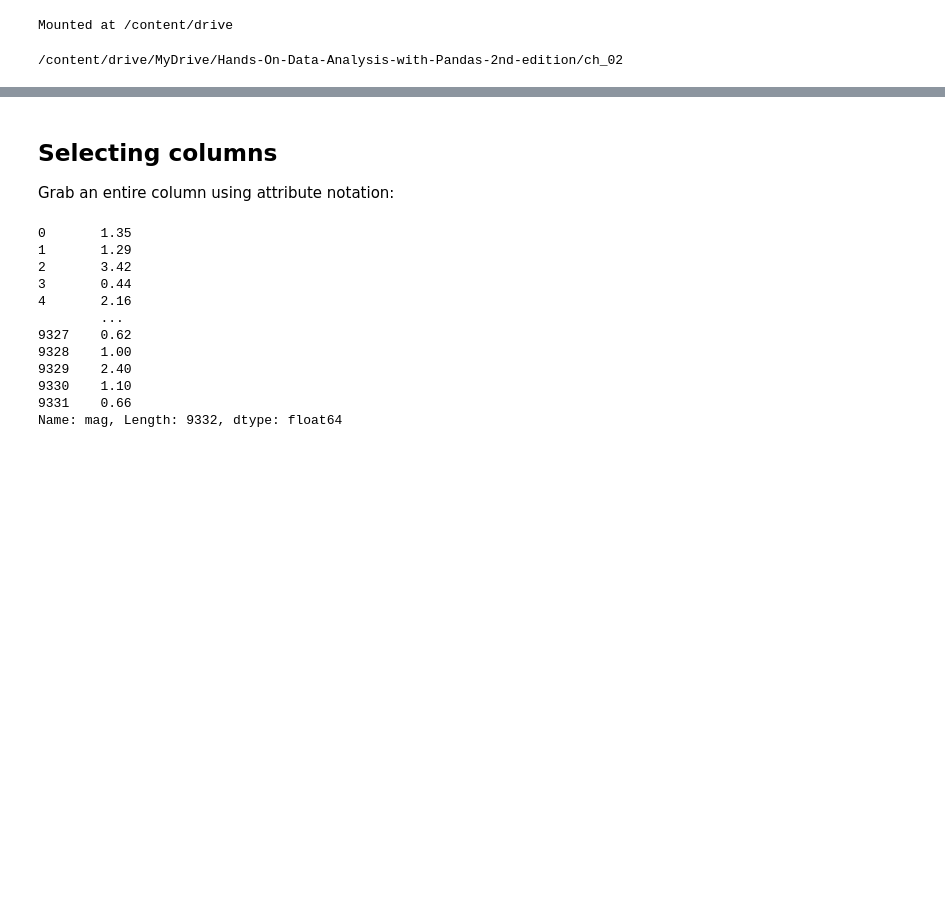
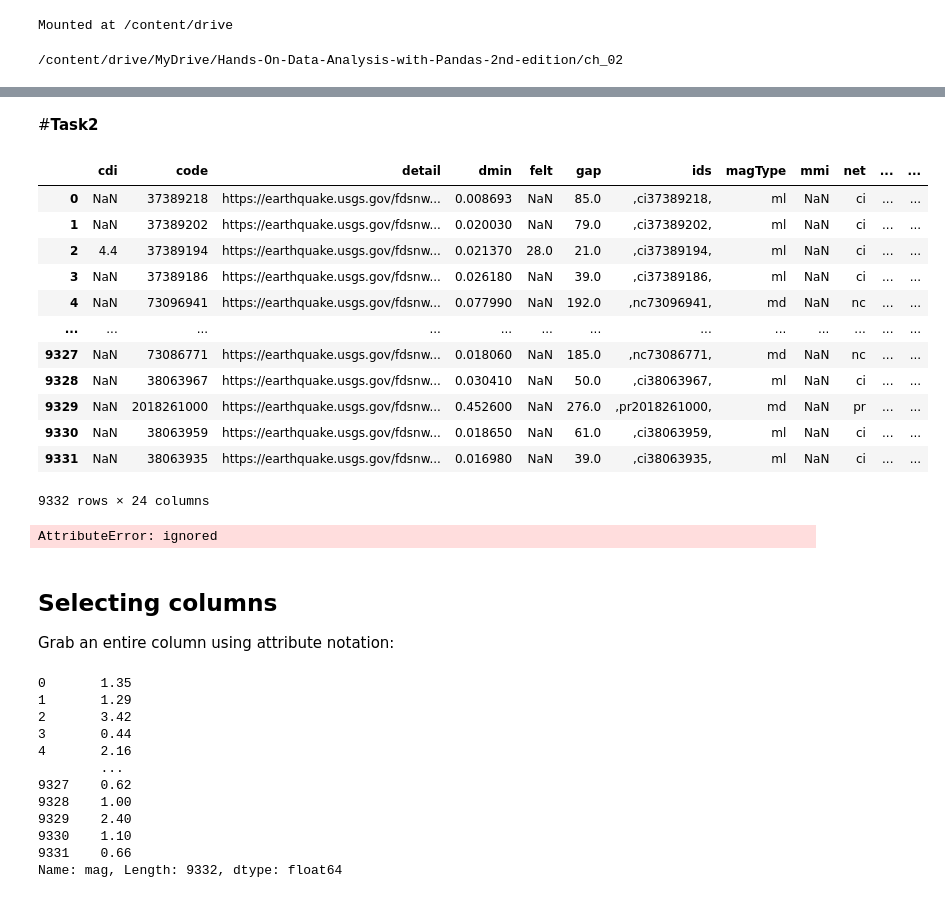
Before and after one commit to orom030/ML4AI, a Jupyter notebook: W3/AIML_W3_20203953_김가은.ipynb, the cells around one changed output, grey strips where cells are left out. Saved outputs shown, nothing was run; the diff lists cells and outputs as text; code cells hidden in the pictures; blank space fills up the shorter version.

```diff
--- a/W3/AIML_W3_20203953_김가은.ipynb
+++ b/W3/AIML_W3_20203953_김가은.ipynb
@@ -23,0 +96,18 @@ df = pd.read_csv('data/earthquakes.csv')
+# %% [markdown]
+#**Task2**
+# %%
+df.drop(['alert'],axis=1)
+# %% [output]
+|  | cdi | code | detail | dmin | felt | gap | ids | magType | mmi | net | ... | ... |
+| 0 | NaN | 37389218 | https://earthquake.usgs.gov/fdsnw... | 0.008693 | NaN | 85.0 | ,ci37389218, | ml | NaN | ci | ... | ... |
+| 1 | NaN | 37389202 | https://earthquake.usgs.gov/fdsnw... | 0.020030 | NaN | 79.0 | ,ci37389202, | ml | NaN | ci | ... | ... |
+| 2 | 4.4 | 37389194 | https://earthquake.usgs.gov/fdsnw... | 0.021370 | 28.0 | 21.0 | ,ci37389194, | ml | NaN | ci | ... | ... |
+| 3 | NaN | 37389186 | https://earthquake.usgs.gov/fdsnw... | 0.026180 | NaN | 39.0 | ,ci37389186, | ml | NaN | ci | ... | ... |
+| 4 | NaN | 73096941 | https://earthquake.usgs.gov/fdsnw... | 0.077990 | NaN | 192.0 | ,nc73096941, | md | NaN | nc | ... | ... |
+| ... | ... | ... | ... | ... | ... | ... | ... | ... | ... | ... | ... | ... |
+| 9327 | NaN | 73086771 | https://earthquake.usgs.gov/fdsnw... | 0.018060 | NaN | 185.0 | ,nc73086771, | md | NaN | nc | ... | ... |
+| 9328 | NaN | 38063967 | https://earthquake.usgs.gov/fdsnw... | 0.030410 | NaN | 50.0 | ,ci38063967, | ml | NaN | ci | ... | ... |
+| 9329 | NaN | 2018261000 | https://earthquake.usgs.gov/fdsnw... | 0.452600 | NaN | 276.0 | ,pr2018261000, | md | NaN | pr | ... | ... |
+| 9330 | NaN | 38063959 | https://earthquake.usgs.gov/fdsnw... | 0.018650 | NaN | 61.0 | ,ci38063959, | ml | NaN | ci | ... | ... |
+| 9331 | NaN | 38063935 | https://earthquake.usgs.gov/fdsnw... | 0.016980 | NaN | 39.0 | ,ci38063935, | ml | NaN | ci | ... | ... |
+9332 rows × 24 columns
@@ -24,3 +117,7 @@ df = pd.read_csv('data/earthquakes.csv')
+# %%
+df2 = df.concat([mag,magType],axis=1)
+# %% [output]
+AttributeError: ignored
 # %% [markdown]
 ## Selecting columns
 Grab an entire column using attribute notation:
```
Also changed, not shown: parts of 9 cells of this notebook.
